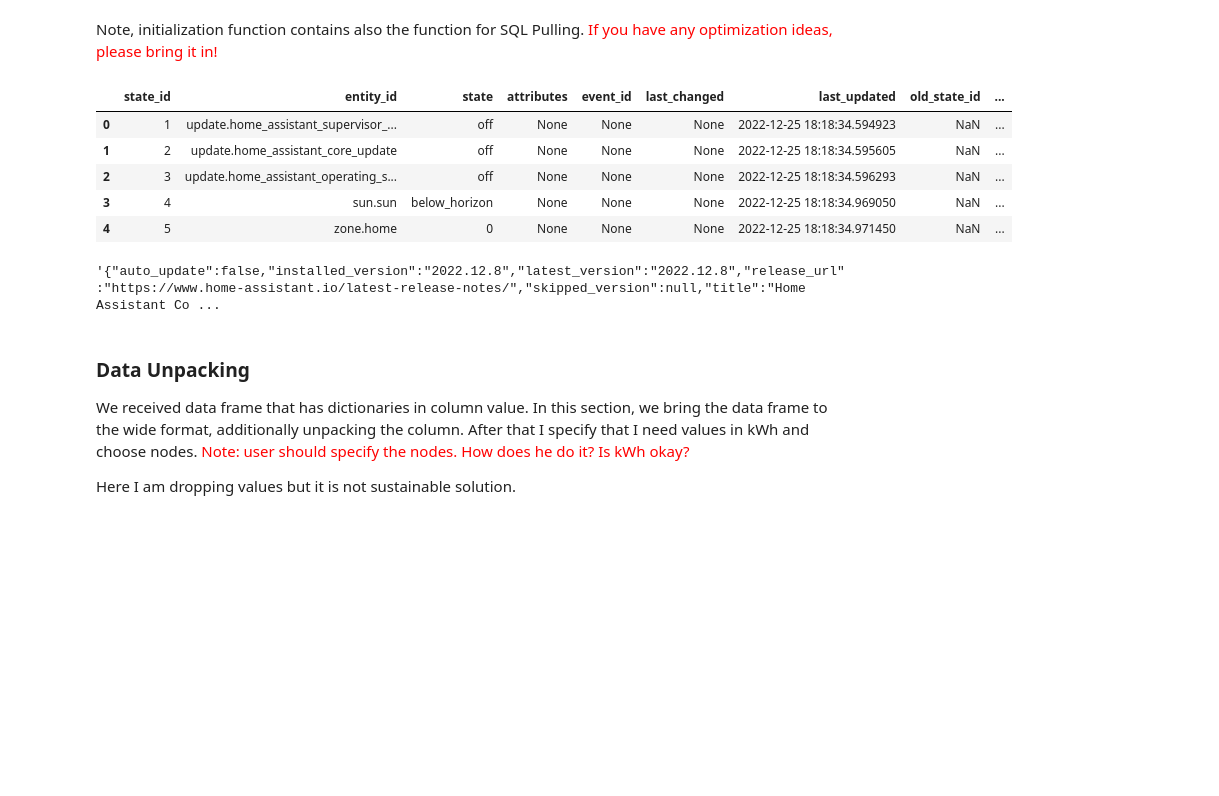
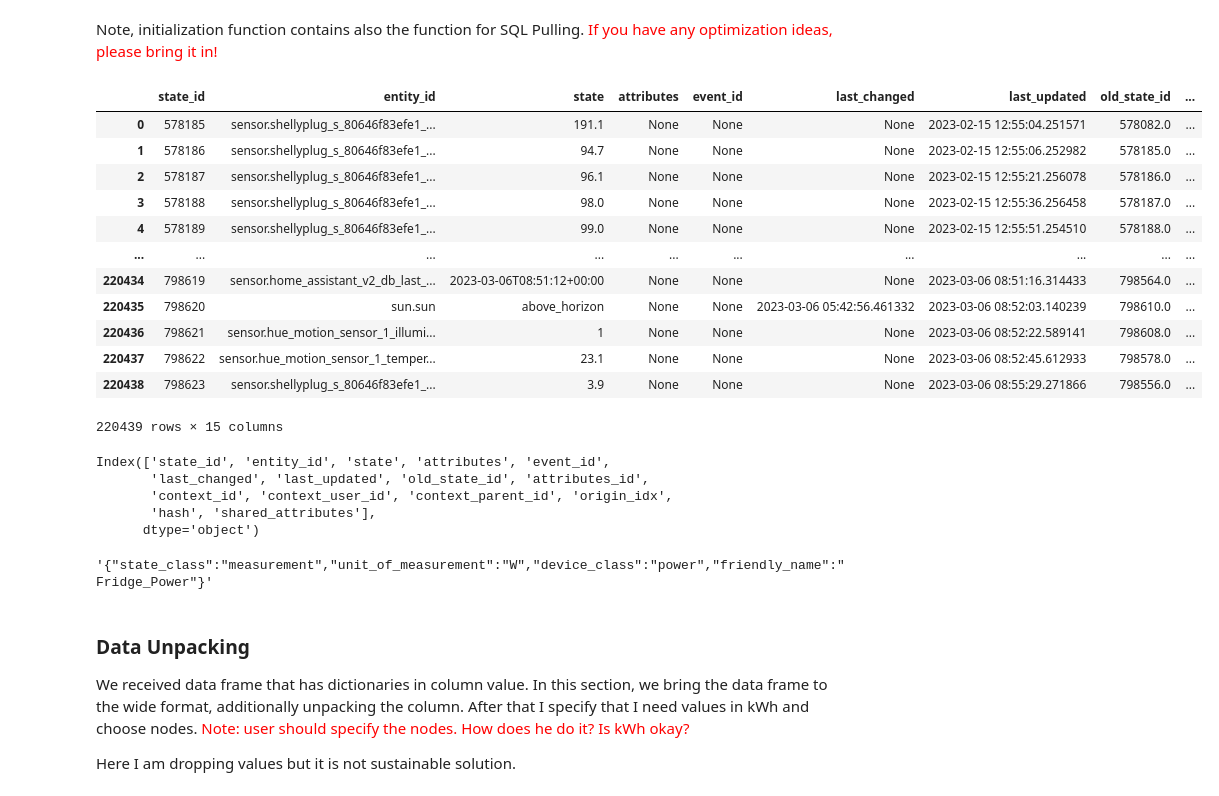
Before and after one commit to sonyaarom/Seminar-Information-Systems, a Jupyter notebook: Preparation_Agent_HA.ipynb, the cells around one changed output. Cells and saved outputs as stored; diff of their text form; code cells hidden in the pictures; blank space fills up the shorter version.

Commit message:
Big Update
Price Agent adjusted so API key is dynamic
Preparation Agent updated so friendly_name can be shown in output
Preparation Agent now can get number_days as input to reduce data amount

```diff
--- a/Preparation_Agent_HA.ipynb
+++ b/Preparation_Agent_HA.ipynb
@@ -15,7 +15,7 @@ import pandas as pd
 
 helper = Helper()
 
-dbfile  = "D:/Master BWL HU/3. Semester/Seminar Information Systems/Seminar-Information-Systems-main/home-assistant_Chris_v3.db"
+dbfile  = "D:/Master BWL HU/3. Semester/Seminar Information Systems/Seminar-Information-Systems-main/home-assistant_v2.db"
 # %% [markdown]
 The helper functions will be used as in the previous works. Available at GitHub
 # %% [markdown]
@@ -31,25 +31,42 @@ Note, initialization function contains also the function for SQL Pulling. <font
 class Preparation_Agent:
     import pandas as pd
     helper = Helper()
-    def __init__(self, dbfile, shiftable_devices):
-        self.input = helper.export_sql(dbfile)
+    def __init__(self, dbfile, shiftable_devices, training_days = 30):
+        self.input = helper.export_sql(file = dbfile, number_days = training_days)
         self.shiftable_devices = shiftable_devices
+        self.training_days = training_days
 # %%
 shiftable_devices = ["sensor.shellyplug_s_4022d88961b4_power", "sensor.shellyplug_s_4022d88984b8_power"]
+training_days = 30
 # %%
-prep = Preparation_Agent(dbfile, shiftable_devices)
-prep.input.head()
+prep = Preparation_Agent(dbfile, shiftable_devices, training_days)
+prep.input
 # %% [output]
 |  | state_id | entity_id | state | attributes | event_id | last_changed | last_updated | old_state_id | ... |
-| 0 | 1 | update.home_assistant_supervisor_... | off | None | None | None | 2022-12-25 18:18:34.594923 | NaN | ... |
-| 1 | 2 | update.home_assistant_core_update | off | None | None | None | 2022-12-25 18:18:34.595605 | NaN | ... |
-| 2 | 3 | update.home_assistant_operating_s... | off | None | None | None | 2022-12-25 18:18:34.596293 | NaN | ... |
-| 3 | 4 | sun.sun | below_horizon | None | None | None | 2022-12-25 18:18:34.969050 | NaN | ... |
-| 4 | 5 | zone.home | 0 | None | None | None | 2022-12-25 18:18:34.971450 | NaN | ... |
+| 0 | 578185 | sensor.shellyplug_s_80646f83efe1_... | 191.1 | None | None | None | 2023-02-15 12:55:04.251571 | 578082.0 | ... |
+| 1 | 578186 | sensor.shellyplug_s_80646f83efe1_... | 94.7 | None | None | None | 2023-02-15 12:55:06.252982 | 578185.0 | ... |
+| 2 | 578187 | sensor.shellyplug_s_80646f83efe1_... | 96.1 | None | None | None | 2023-02-15 12:55:21.256078 | 578186.0 | ... |
+| 3 | 578188 | sensor.shellyplug_s_80646f83efe1_... | 98.0 | None | None | None | 2023-02-15 12:55:36.256458 | 578187.0 | ... |
+| 4 | 578189 | sensor.shellyplug_s_80646f83efe1_... | 99.0 | None | None | None | 2023-02-15 12:55:51.254510 | 578188.0 | ... |
+| ... | ... | ... | ... | ... | ... | ... | ... | ... | ... |
+| 220434 | 798619 | sensor.home_assistant_v2_db_last_... | 2023-03-06T08:51:12+00:00 | None | None | None | 2023-03-06 08:51:16.314433 | 798564.0 | ... |
+| 220435 | 798620 | sun.sun | above_horizon | None | None | 2023-03-06 05:42:56.461332 | 2023-03-06 08:52:03.140239 | 798610.0 | ... |
+| 220436 | 798621 | sensor.hue_motion_sensor_1_illumi... | 1 | None | None | None | 2023-03-06 08:52:22.589141 | 798608.0 | ... |
+| 220437 | 798622 | sensor.hue_motion_sensor_1_temper... | 23.1 | None | None | None | 2023-03-06 08:52:45.612933 | 798578.0 | ... |
+| 220438 | 798623 | sensor.shellyplug_s_80646f83efe1_... | 3.9 | None | None | None | 2023-03-06 08:55:29.271866 | 798556.0 | ... |
+220439 rows × 15 columns
+# %%
+prep.input.columns
+# %% [output]
+Index(['state_id', 'entity_id', 'state', 'attributes', 'event_id',
+       'last_changed', 'last_updated', 'old_state_id', 'attributes_id',
+       'context_id', 'context_user_id', 'context_parent_id', 'origin_idx',
+       'hash', 'shared_attributes'],
+      dtype='object')
 # %%
 prep.input["shared_attributes"][1]
 # %% [output]
-'{"auto_update":false,"installed_version":"2022.12.8","latest_version":"2022.12.8","release_url":"https://www.home-assistant.io/latest-release-notes/","skipped_version":null,"title":"Home Assistant Co ...
+'{"state_class":"measurement","unit_of_measurement":"W","device_class":"power","friendly_name":"Fridge_Power"}'
 # %% [markdown]
 ### Data Unpacking
 We received data frame that has dictionaries in column value. In this section, we bring the data frame to the wide format, additionally unpacking the column. After that I specify that I need values in kWh and choose nodes. <font color='red'>Note: user should specify the nodes. How does he do it? Is kWh okay?
```
Also changed, not shown: parts of 58 cells of this notebook, 3 other files.
